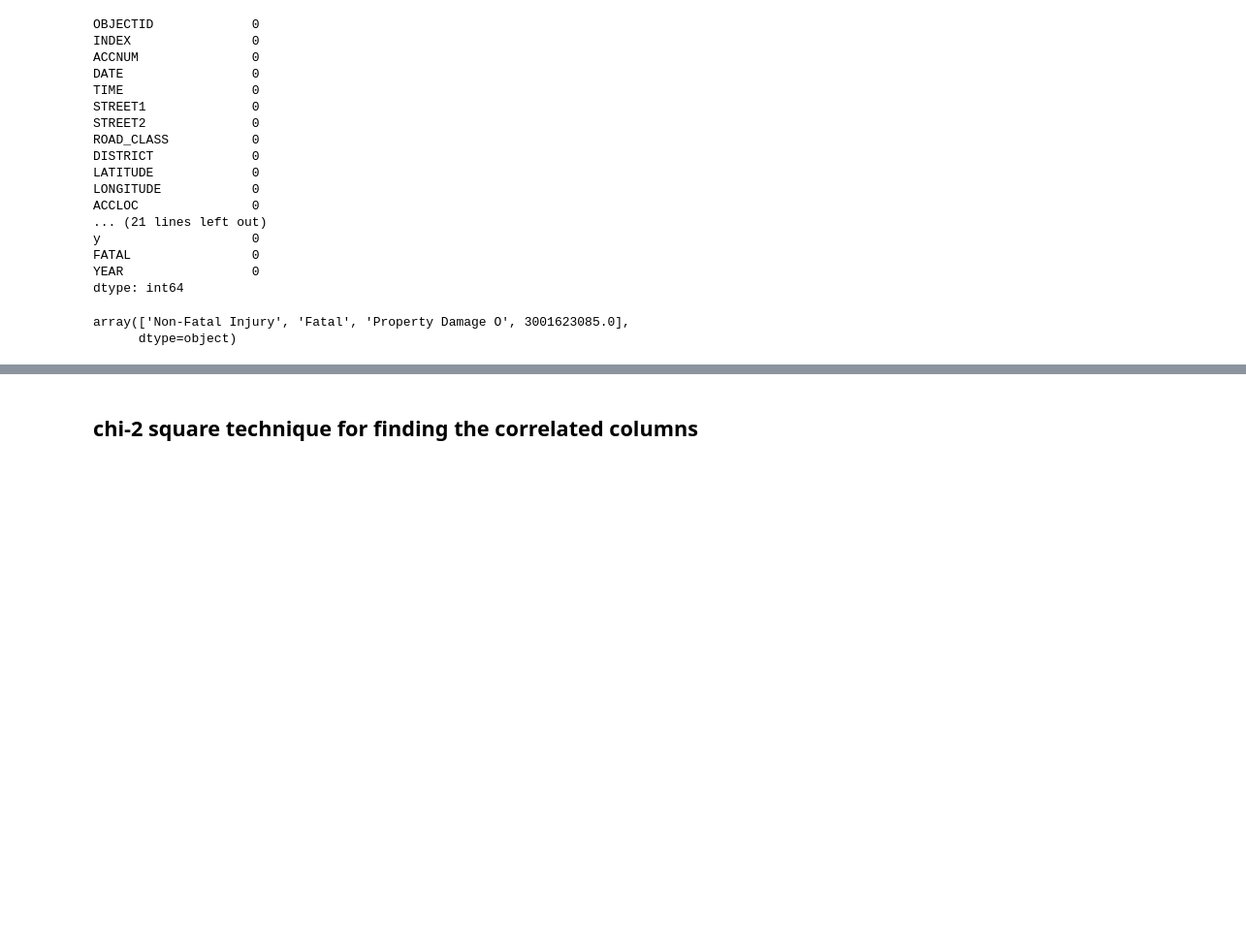
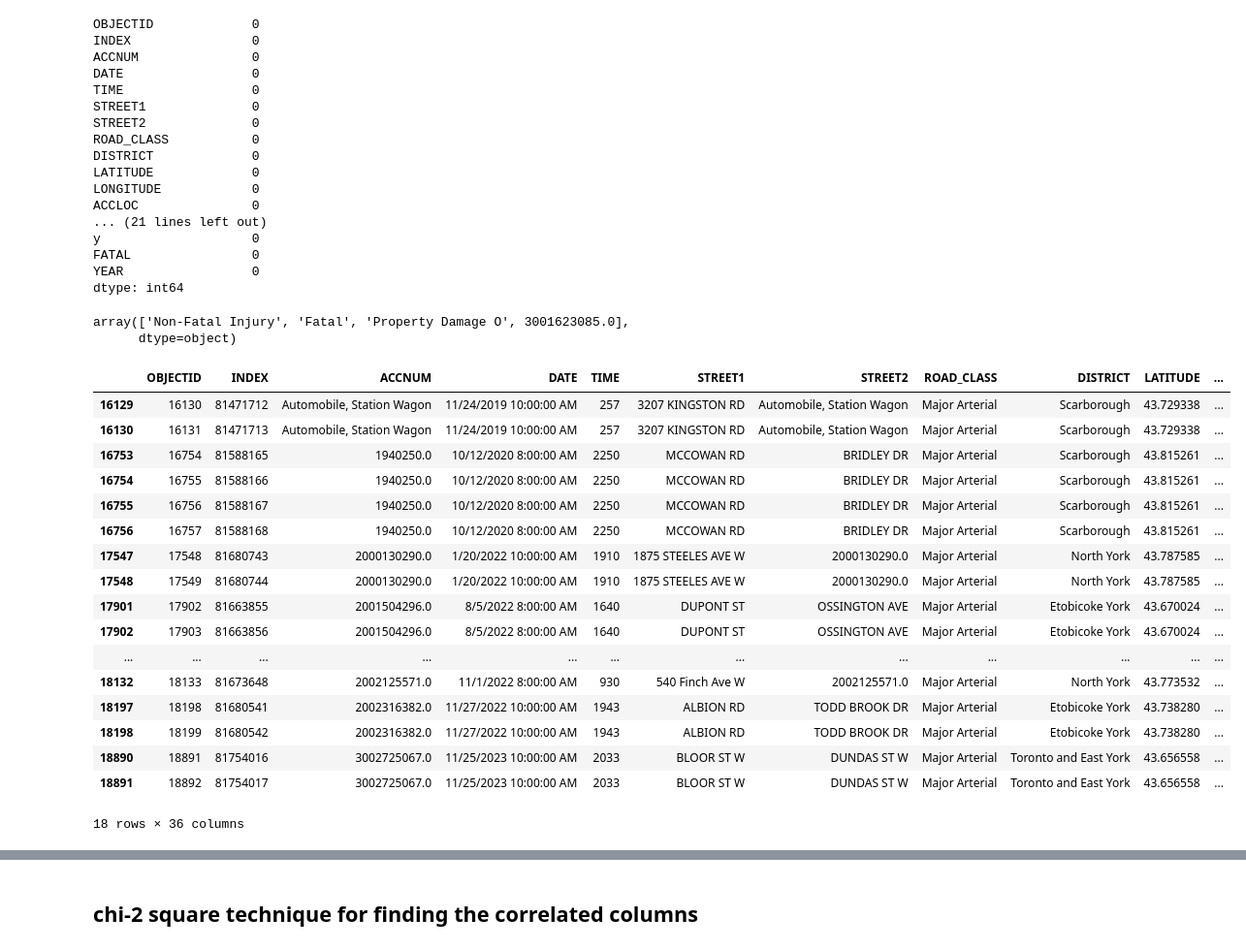
Before and after one commit to Yaksh4826/COMP247_TorontoCollision_ML_Project, a Jupyter notebook: KSI_project.ipynb, the cells around one changed output, grey strips where cells are left out. Shown at 97% size. Cells and saved outputs as stored; diff of their text form; code cells hidden in the pictures; blank space fills up the shorter version.

```diff
--- a/KSI_project.ipynb
+++ b/KSI_project.ipynb
@@ -361,5 +359,26 @@ group1_df['ACCLASS'].unique()
 # %% [output]
 array(['Non-Fatal Injury', 'Fatal', 'Property Damage O', 3001623085.0],
       dtype=object)
+# %%
+group1_df[group1_df['ACCLASS'] == 'Property Damage O']
+# %% [output]
+|  | OBJECTID | INDEX | ACCNUM | DATE | TIME | STREET1 | STREET2 | ROAD_CLASS | DISTRICT | LATITUDE | ... |
+| 16129 | 16130 | 81471712 | Automobile, Station Wagon | 11/24/2019 10:00:00 AM | 257 | 3207 KINGSTON RD | Automobile, Station Wagon | Major Arterial | Scarborough | 43.729338 | ... |
+| 16130 | 16131 | 81471713 | Automobile, Station Wagon | 11/24/2019 10:00:00 AM | 257 | 3207 KINGSTON RD | Automobile, Station Wagon | Major Arterial | Scarborough | 43.729338 | ... |
+| 16753 | 16754 | 81588165 | 1940250.0 | 10/12/2020 8:00:00 AM | 2250 | MCCOWAN RD | BRIDLEY DR | Major Arterial | Scarborough | 43.815261 | ... |
+| 16754 | 16755 | 81588166 | 1940250.0 | 10/12/2020 8:00:00 AM | 2250 | MCCOWAN RD | BRIDLEY DR | Major Arterial | Scarborough | 43.815261 | ... |
+| 16755 | 16756 | 81588167 | 1940250.0 | 10/12/2020 8:00:00 AM | 2250 | MCCOWAN RD | BRIDLEY DR | Major Arterial | Scarborough | 43.815261 | ... |
+| 16756 | 16757 | 81588168 | 1940250.0 | 10/12/2020 8:00:00 AM | 2250 | MCCOWAN RD | BRIDLEY DR | Major Arterial | Scarborough | 43.815261 | ... |
+| 17547 | 17548 | 81680743 | 2000130290.0 | 1/20/2022 10:00:00 AM | 1910 | 1875 STEELES AVE W | 2000130290.0 | Major Arterial | North York | 43.787585 | ... |
+| 17548 | 17549 | 81680744 | 2000130290.0 | 1/20/2022 10:00:00 AM | 1910 | 1875 STEELES AVE W | 2000130290.0 | Major Arterial | North York | 43.787585 | ... |
+| 17901 | 17902 | 81663855 | 2001504296.0 | 8/5/2022 8:00:00 AM | 1640 | DUPONT ST | OSSINGTON AVE | Major Arterial | Etobicoke York | 43.670024 | ... |
+| 17902 | 17903 | 81663856 | 2001504296.0 | 8/5/2022 8:00:00 AM | 1640 | DUPONT ST | OSSINGTON AVE | Major Arterial | Etobicoke York | 43.670024 | ... |
+| ... | ... | ... | ... | ... | ... | ... | ... | ... | ... | ... | ... |
+| 18132 | 18133 | 81673648 | 2002125571.0 | 11/1/2022 8:00:00 AM | 930 | 540 Finch Ave W | 2002125571.0 | Major Arterial | North York | 43.773532 | ... |
+| 18197 | 18198 | 81680541 | 2002316382.0 | 11/27/2022 10:00:00 AM | 1943 | ALBION RD | TODD BROOK DR | Major Arterial | Etobicoke York | 43.738280 | ... |
+| 18198 | 18199 | 81680542 | 2002316382.0 | 11/27/2022 10:00:00 AM | 1943 | ALBION RD | TODD BROOK DR | Major Arterial | Etobicoke York | 43.738280 | ... |
+| 18890 | 18891 | 81754016 | 3002725067.0 | 11/25/2023 10:00:00 AM | 2033 | BLOOR ST W | DUNDAS ST W | Major Arterial | Toronto and East York | 43.656558 | ... |
+| 18891 | 18892 | 81754017 | 3002725067.0 | 11/25/2023 10:00:00 AM | 2033 | BLOOR ST W | DUNDAS ST W | Major Arterial | Toronto and East York | 43.656558 | ... |
+18 rows × 36 columns
 # %%
 mapping = {
```
Also changed, not shown: parts of 25 cells of this notebook.
